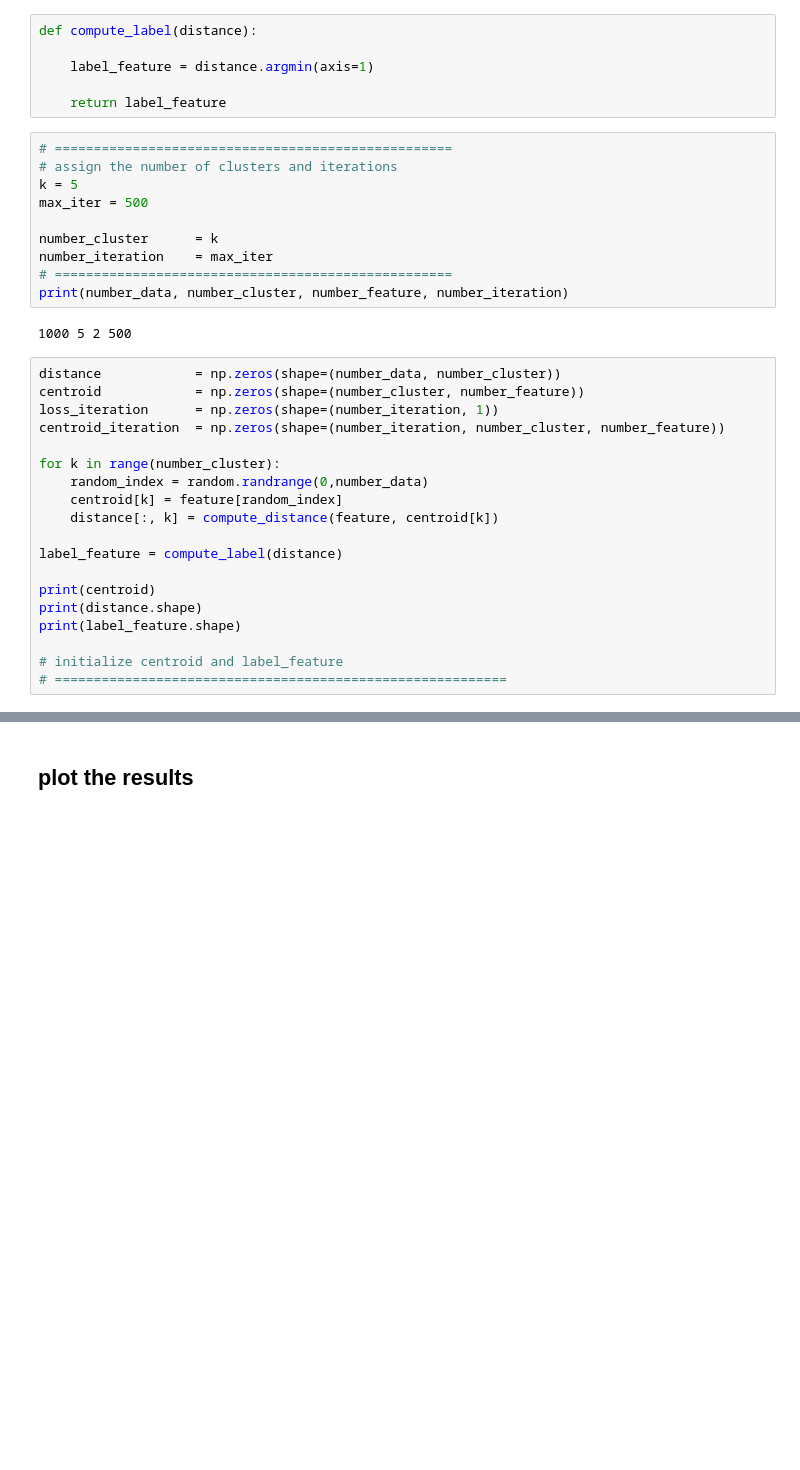
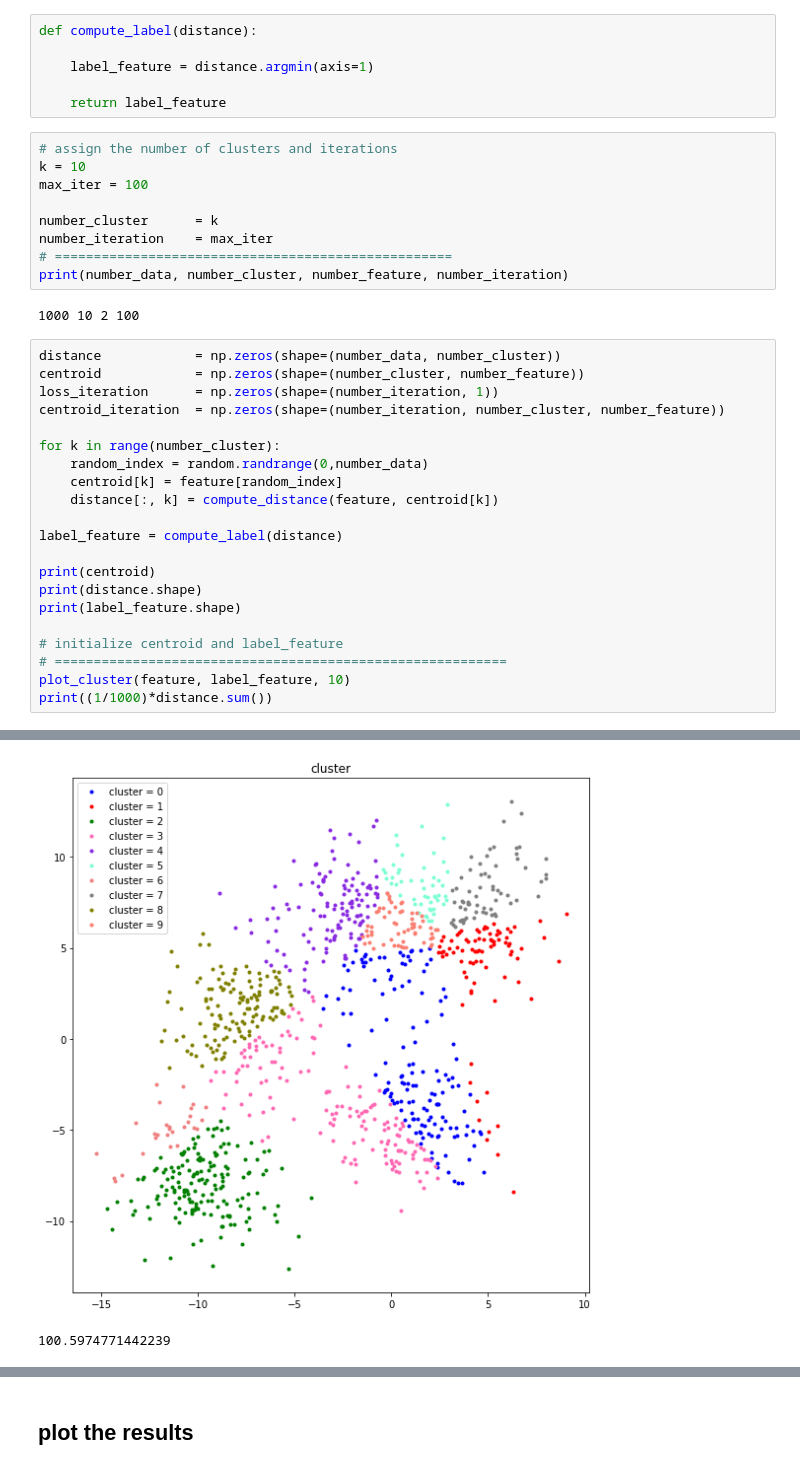
Before and after one commit to jstep750/assignment-machine-learning, a Jupyter notebook: 11/assignment_11.ipynb, the cells around one changed output, grey strips where cells are left out. Drawn from its saved outputs; the diff is of its cells as text; blank space fills up the shorter version.

```diff
--- a/11/assignment_11.ipynb
+++ b/11/assignment_11.ipynb
@@ -108,17 +110,16 @@ def compute_label(distance):
 
     return label_feature
 # %%
-# ===================================================
 # assign the number of clusters and iterations
-k = 5
-max_iter = 500
+k = 10
+max_iter = 100
 
 number_cluster      = k
 number_iteration    = max_iter
 # ===================================================
 print(number_data, number_cluster, number_feature, number_iteration)
 # %% [output]
-1000 5 2 500
+1000 10 2 100
 # %%
 distance            = np.zeros(shape=(number_data, number_cluster))
 centroid            = np.zeros(shape=(number_cluster, number_feature))
@@ -138,4 +139,6 @@ print(label_feature.shape)
 
 # initialize centroid and label_feature
 # ==========================================================
+plot_cluster(feature, label_feature, 10)
+print((1/1000)*distance.sum())
 # %% [output]
@@ -148,3 +156,5 @@ print(label_feature.shape)
 (1000,)
+[figure, added]
+100.5974771442239
 # %%
 for i in range(number_iteration):
```
Also changed, not shown: parts of 17 cells of this notebook.
